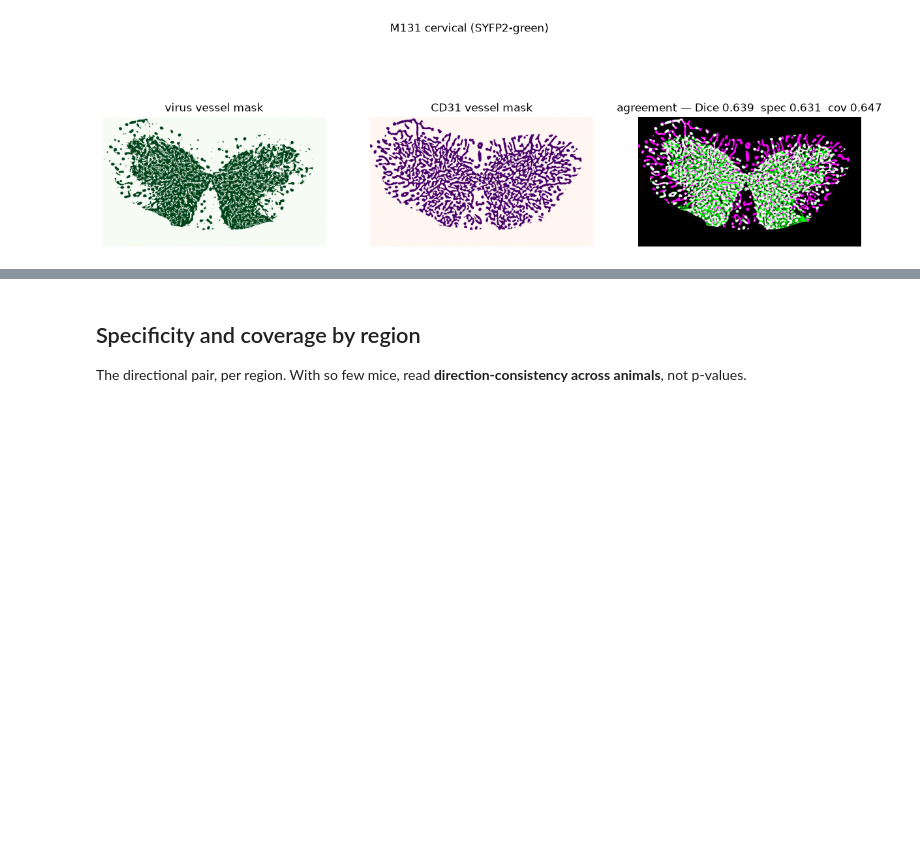
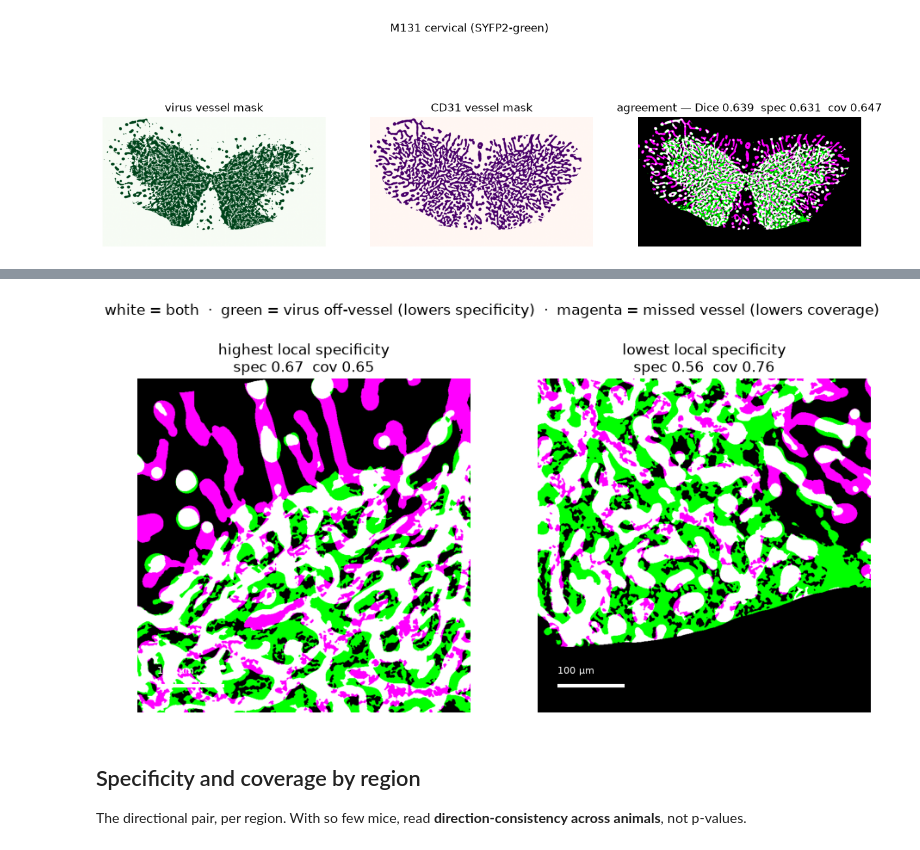
Before and after one commit to UCI-XuLab/blood-vessel-processing, a Jupyter notebook: notebooks/dice_between_channels.ipynb, the cells around one changed output, grey strips where cells are left out. Saved outputs shown, nothing was run; the diff lists cells and outputs as text; code cells hidden in the pictures; blank space fills up the shorter version.

```diff
--- a/notebooks/dice_between_channels.ipynb
+++ b/notebooks/dice_between_channels.ipynb
@@ -182,3 +236,30 @@ plt.show()
+# %%
+# Scan the section for where the virus mask sits most, and least, on CD31 vessels.
+inter = box(mask_virus & mask_cd31)
+vpos = box(mask_virus.astype(np.float32))
+# Compare only windows with an above-median amount of virus mask, so the contrast
+# is on- vs off-vessel *placement*, not virus density (a near-empty window would
+# otherwise score high specificity trivially).
+enough = valid & (vpos >= np.nanpercentile(vpos[valid], 50))
+spec = np.where(enough, inter / (vpos + 1e-6), np.nan)
+hi = np.unravel_index(np.nanargmax(spec), spec.shape)
+lo = np.unravel_index(np.nanargmin(np.where(enough, spec, np.inf)), spec.shape)
+
+fig, ax = plt.subplots(1, 2, figsize=(11, 5.8))
+for a, centre_, name in [(ax[0], hi, "highest local specificity"),
+                         (ax[1], lo, "lowest local specificity")]:
+    s = _crop_slice(centre_)
+    mvc, mcc = mask_virus[s], mask_cd31[s]
+    ag = np.zeros((*mvc.shape, 3))
+    ag[mvc & mcc] = [1, 1, 1]; ag[mvc & ~mcc] = [0, 1, 0]; ag[~mvc & mcc] = [1, 0, 1]
+    a.imshow(ag); _add_scalebar(a); a.axis("off")
+    a.set_title(f"{name}\nspec {metrics.precision(mvc, mcc):.2f}  "
+                f"cov {metrics.recall(mvc, mcc):.2f}")
+fig.suptitle("white = both  ·  green = virus off-vessel (lowers specificity)  ·  "
+             "magenta = missed vessel (lowers coverage)")
+plt.show()
+# %% [output]
+[figure, added]
 # %% [markdown]
 ## Specificity and coverage by region
 
```
Also changed, not shown: parts of 4 cells of this notebook, 1 other file.
